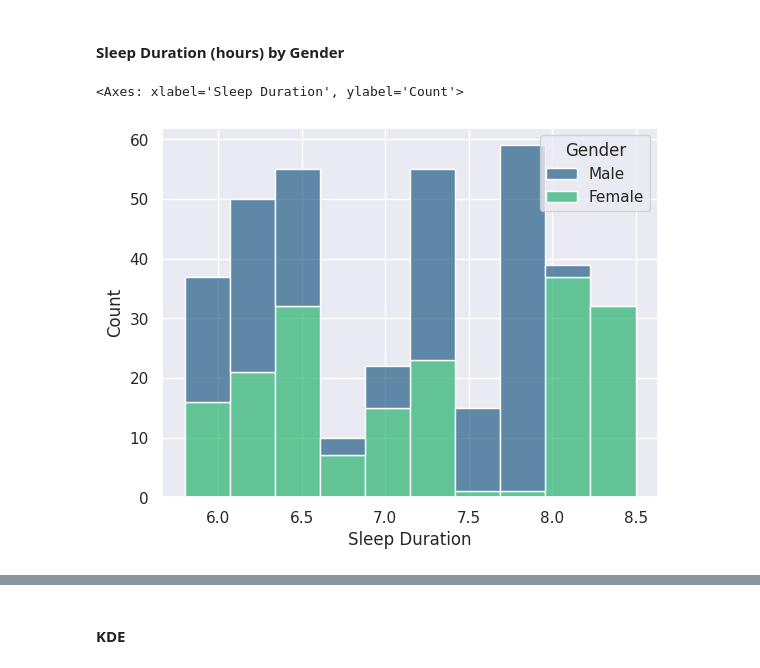
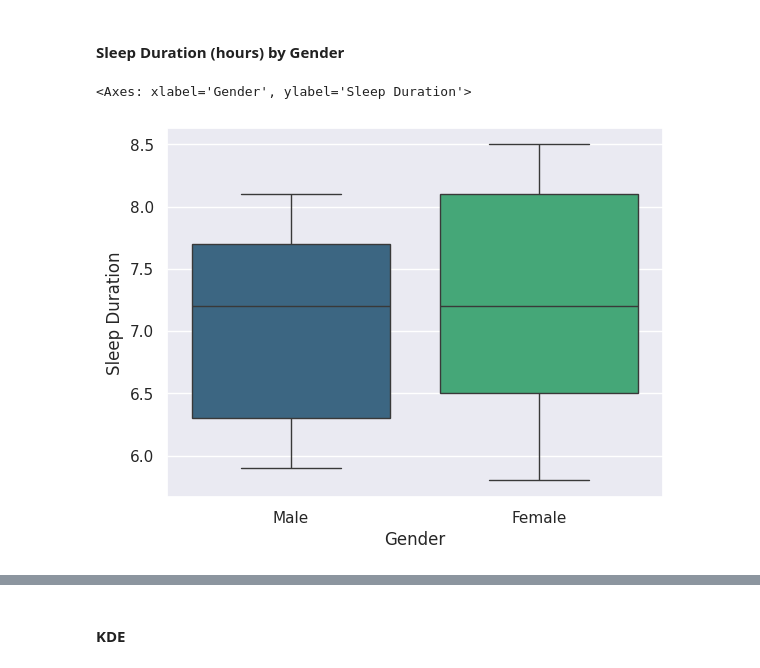
Before and after one commit to AlexanderSychev2005/Sleep-Analysis-EDA-ML, a Jupyter notebook: sleep_analysis.ipynb, the cells around one changed output, grey strips where cells are left out. Drawn from its saved outputs; the diff is of its cells as text; code cells hidden in the pictures.

```diff
--- a/sleep_analysis.ipynb
+++ b/sleep_analysis.ipynb
@@ -208,7 +206,7 @@ sns.histplot(dataset['Sleep Duration'], kde=True)
 # %% [markdown]
 #### Sleep Duration (hours) by Gender
 # %%
-sns.histplot(data=dataset, x=dataset['Sleep Duration'], hue='Gender', multiple="stack", palette="viridis")
+sns.boxplot(data=dataset, y='Sleep Duration', x='Gender', palette='viridis')
 # %% [output]
-<Axes: xlabel='Sleep Duration', ylabel='Count'>
+<Axes: xlabel='Gender', ylabel='Sleep Duration'>
-[figure, old version]
+[figure, new version]
```
Also changed, not shown: parts of 18 cells of this notebook.
